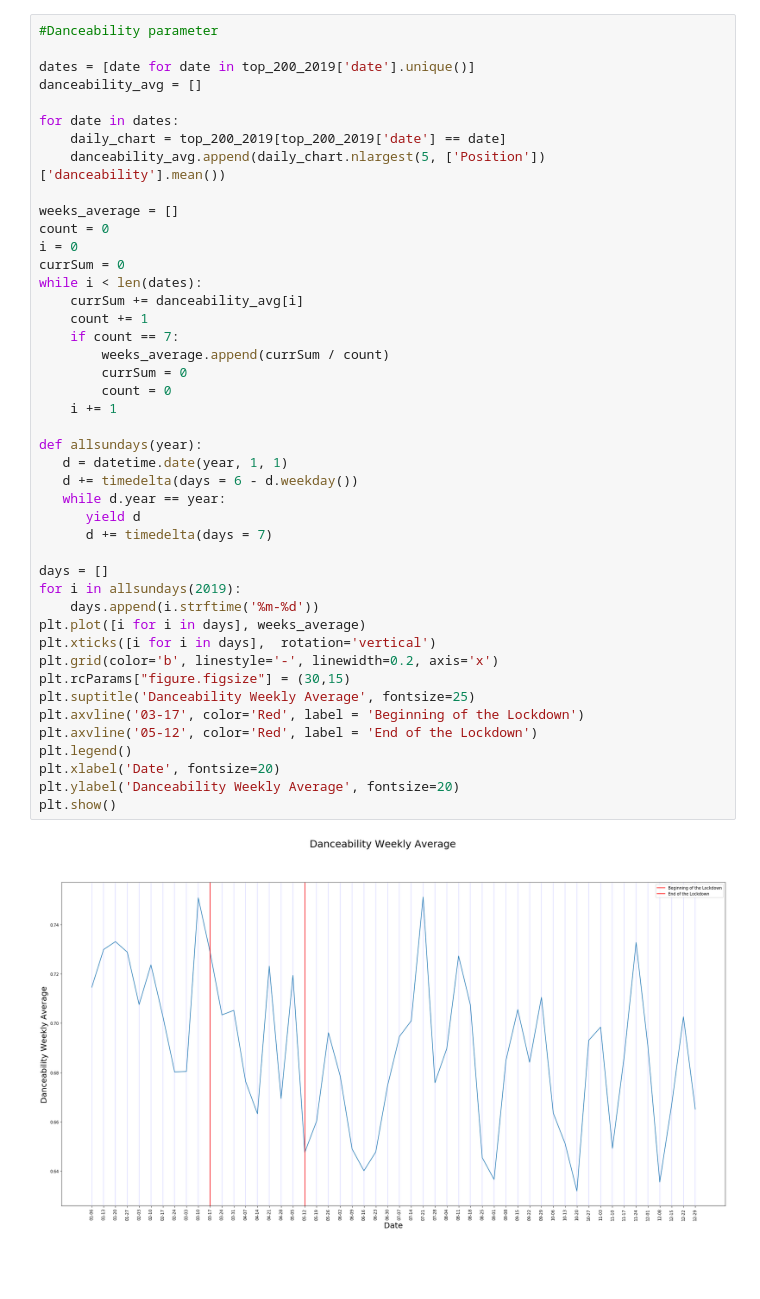
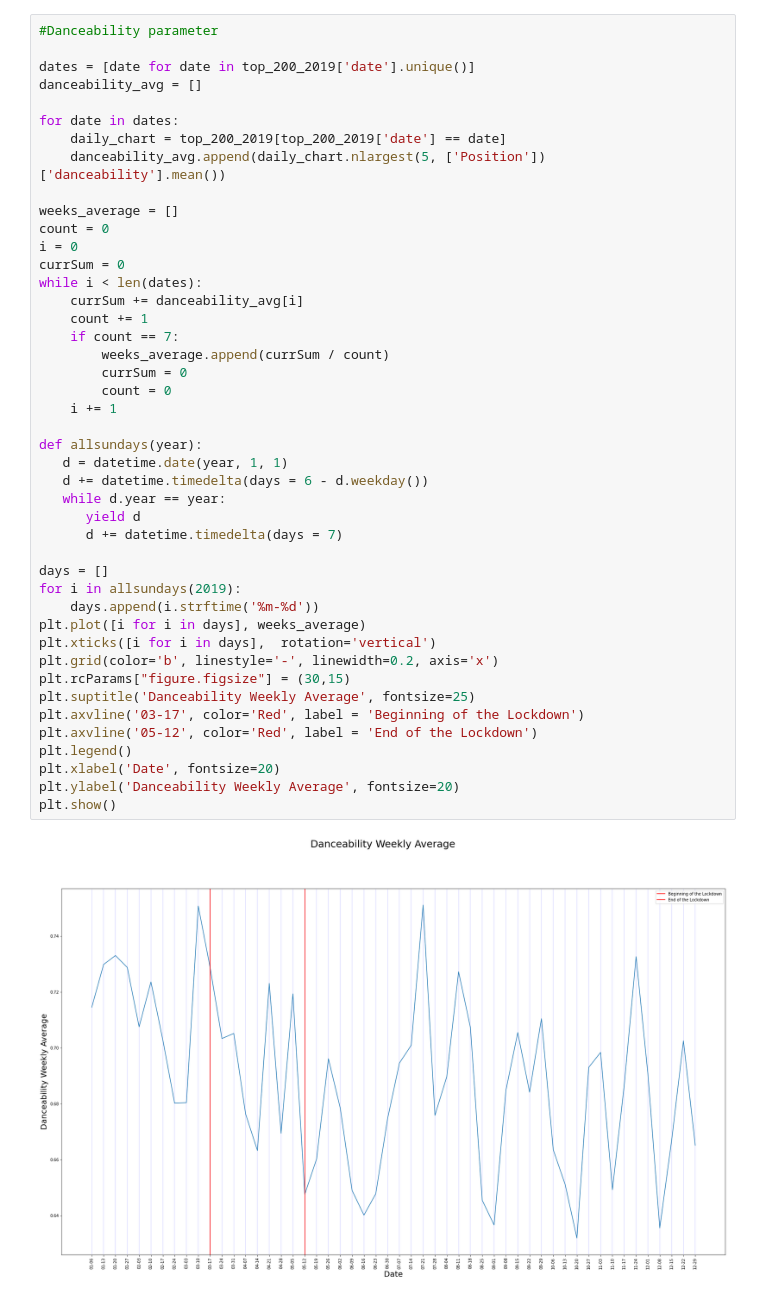
Before and after one commit to michelhaddad/spotify-big-data, a Jupyter notebook: notebooks/exploration-2020.ipynb, the cells around one changed output. Drawn from its saved outputs; the diff is of its cells as text; blank space fills up the shorter version.

```diff
--- a/notebooks/exploration-2020.ipynb
+++ b/notebooks/exploration-2020.ipynb
@@ -42,36 +41,36 @@ i = 0
 currSum = 0
 while i < len(dates):
     currSum += danceability_avg[i]
     count += 1
     if count == 7:
         weeks_average.append(currSum / count)
         currSum = 0
         count = 0
     i += 1
 
 def allsundays(year):
    d = datetime.date(year, 1, 1)
-   d += timedelta(days = 6 - d.weekday())
+   d += datetime.timedelta(days = 6 - d.weekday())
    while d.year == year:
       yield d
-      d += timedelta(days = 7)
+      d += datetime.timedelta(days = 7)
 
 days = []
 for i in allsundays(2019):
     days.append(i.strftime('%m-%d'))
 plt.plot([i for i in days], weeks_average)
 plt.xticks([i for i in days],  rotation='vertical')
 plt.grid(color='b', linestyle='-', linewidth=0.2, axis='x')
 plt.rcParams["figure.figsize"] = (30,15)
 plt.suptitle('Danceability Weekly Average', fontsize=25)
 plt.axvline('03-17', color='Red', label = 'Beginning of the Lockdown')
 plt.axvline('05-12', color='Red', label = 'End of the Lockdown')
 plt.legend()
 plt.xlabel('Date', fontsize=20)
 plt.ylabel('Danceability Weekly Average', fontsize=20)
 plt.show()
 # %% [output]
-[figure, old version]
+[figure, new version]
 # %%
 #Energy parameter
 
```
Also changed, not shown: parts of 3 cells of this notebook, 1 other file.
